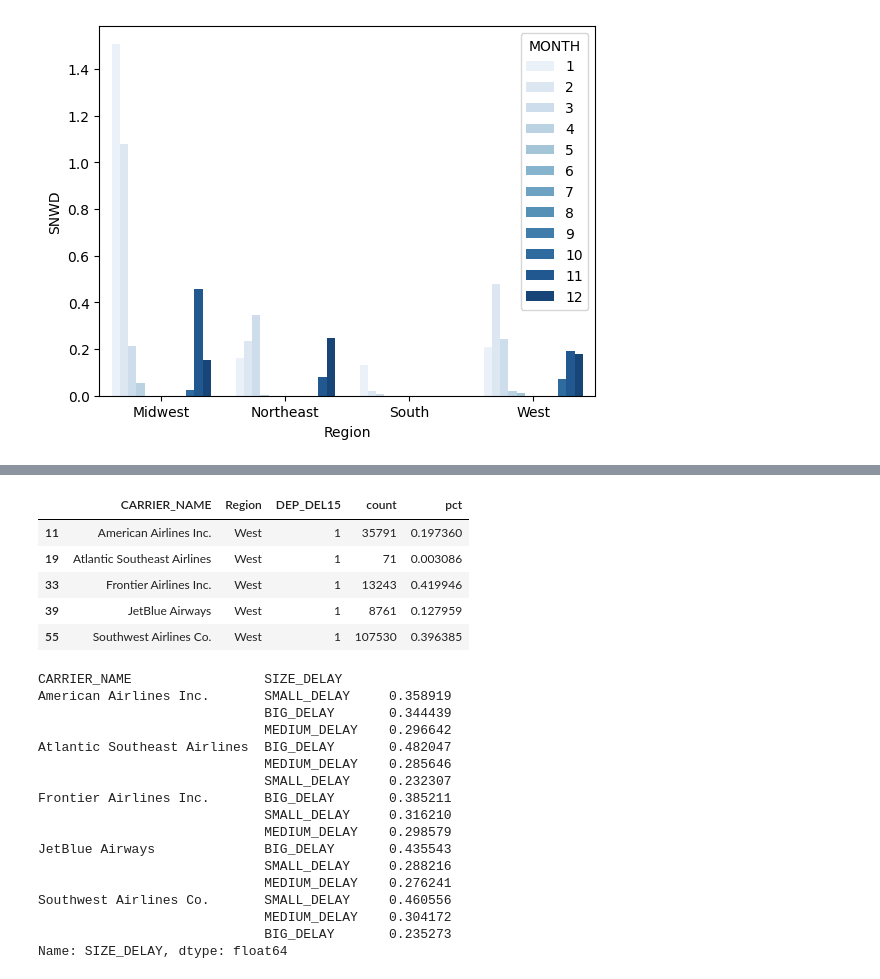
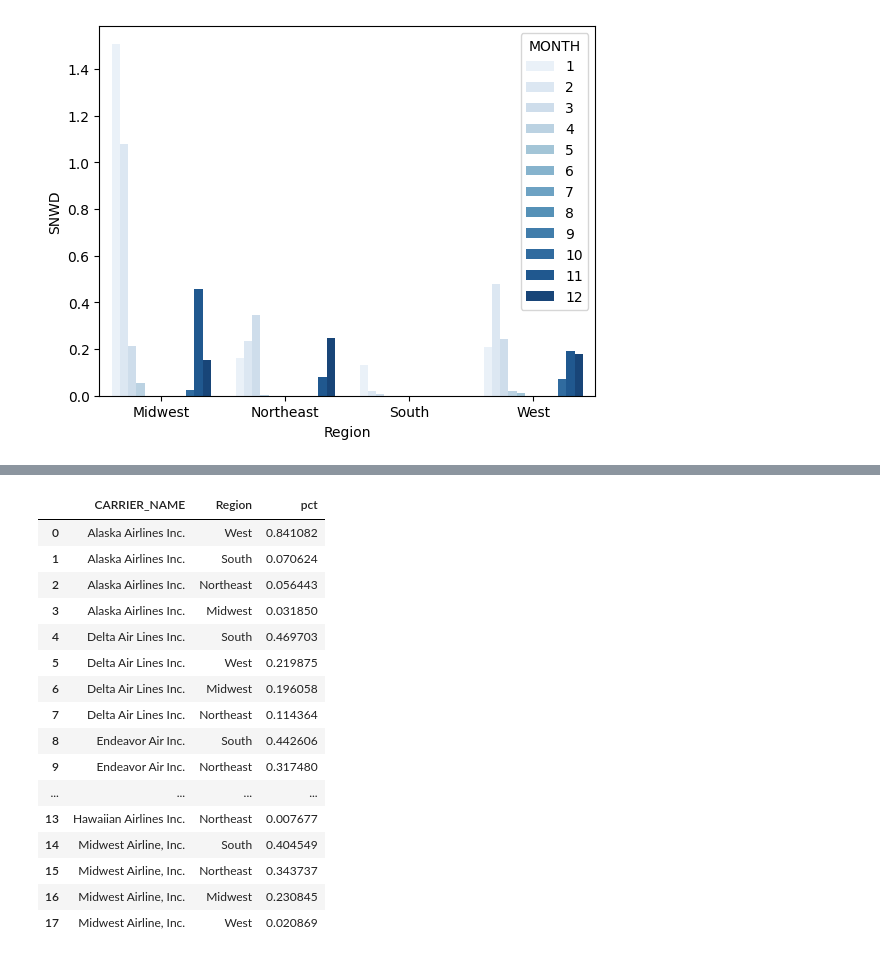
Before and after one commit to franciscapalacios/python_project, a Jupyter notebook: python_project.ipynb, the cells around one changed output, grey strips where cells are left out. Cells and saved outputs as stored; diff of their text form; code cells hidden in the pictures.

```diff
--- a/python_project.ipynb
+++ b/python_project.ipynb
@@ -1065,34 +1098,25 @@ test[ test['CARRIER_NAME'].isin(least_delayed_airlines.CARRIER_NAME.unique()) ]
-# %%
-test[ test['CARRIER_NAME'].isin(top_delayed_airlines.CARRIER_NAME.unique()) ] \
-    .query("Region == 'West'")
-# %% [output]
-|  | CARRIER_NAME | Region | DEP_DEL15 | count | pct |
-| 11 | American Airlines Inc. | West | 1 | 35791 | 0.197360 |
-| 19 | Atlantic Southeast Airlines | West | 1 | 71 | 0.003086 |
-| 33 | Frontier Airlines Inc. | West | 1 | 13243 | 0.419946 |
-| 39 | JetBlue Airways | West | 1 | 8761 | 0.127959 |
-| 55 | Southwest Airlines Co. | West | 1 | 107530 | 0.396385 |
 # %%
 # las aerolineas más delayed tienen la misma distr de tipos de delay?
 # airlines mas delayed son mas big delayed?
 # %%
-df[ (df['DEP_DEL15']==1) & (df['CARRIER_NAME'].isin(top_delayed_airlines.CARRIER_NAME.unique()) )] \
-    .groupby(['CARRIER_NAME']).SIZE_DELAY.value_counts(normalize=True)
+df[df['CARRIER_NAME'].isin(least_delayed_airlines.CARRIER_NAME.unique())] \
+    .groupby(['CARRIER_NAME']).Region.value_counts(normalize=True) \
+    .rename('pct').reset_index()
 # %% [output]
-CARRIER_NAME                 SIZE_DELAY
-American Airlines Inc.       SMALL_DELAY     0.358919
-                             BIG_DELAY       0.344439
-                             MEDIUM_DELAY    0.296642
-Atlantic Southeast Airlines  BIG_DELAY       0.482047
-                             MEDIUM_DELAY    0.285646
-                             SMALL_DELAY     0.232307
-Frontier Airlines Inc.       BIG_DELAY       0.385211
-                             SMALL_DELAY     0.316210
-                             MEDIUM_DELAY    0.298579
-JetBlue Airways              BIG_DELAY       0.435543
-                             SMALL_DELAY     0.288216
-                             MEDIUM_DELAY    0.276241
-Southwest Airlines Co.       SMALL_DELAY     0.460556
-                             MEDIUM_DELAY    0.304172
-                             BIG_DELAY       0.235273
-Name: SIZE_DELAY, dtype: float64
+|  | CARRIER_NAME | Region | pct |
+| 0 | Alaska Airlines Inc. | West | 0.841082 |
+| 1 | Alaska Airlines Inc. | South | 0.070624 |
+| 2 | Alaska Airlines Inc. | Northeast | 0.056443 |
+| 3 | Alaska Airlines Inc. | Midwest | 0.031850 |
+| 4 | Delta Air Lines Inc. | South | 0.469703 |
+| 5 | Delta Air Lines Inc. | West | 0.219875 |
+| 6 | Delta Air Lines Inc. | Midwest | 0.196058 |
+| 7 | Delta Air Lines Inc. | Northeast | 0.114364 |
+| 8 | Endeavor Air Inc. | South | 0.442606 |
+| 9 | Endeavor Air Inc. | Northeast | 0.317480 |
+| ... | ... | ... | ... |
+| 13 | Hawaiian Airlines Inc. | Northeast | 0.007677 |
+| 14 | Midwest Airline, Inc. | South | 0.404549 |
+| 15 | Midwest Airline, Inc. | Northeast | 0.343737 |
+| 16 | Midwest Airline, Inc. | Midwest | 0.230845 |
+| 17 | Midwest Airline, Inc. | West | 0.020869 |
```
Also changed, not shown: parts of 84 cells of this notebook, 1 other file.
